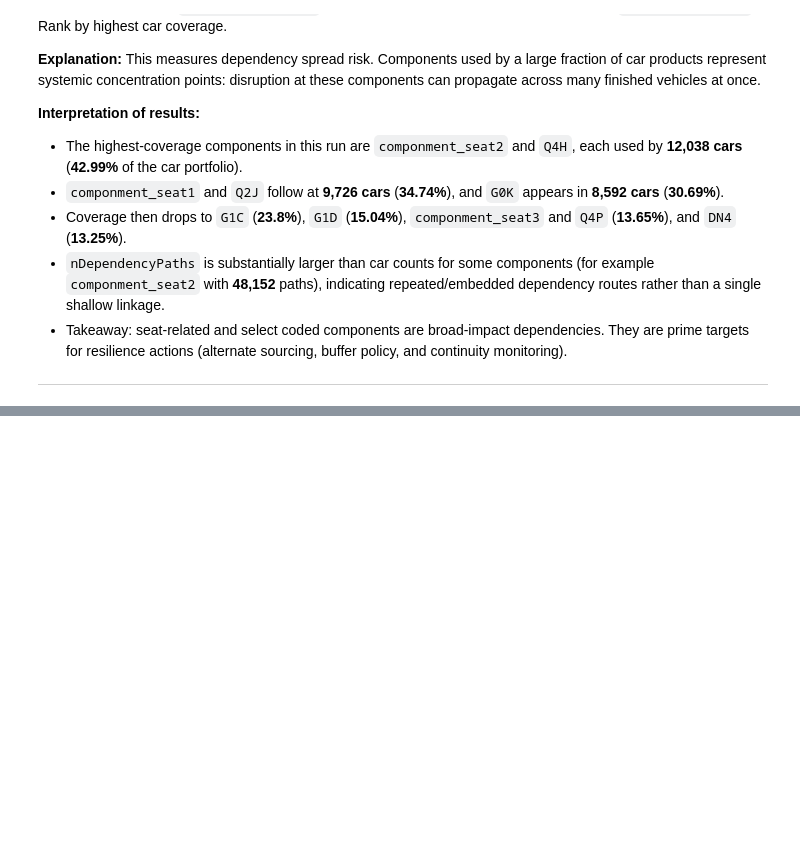
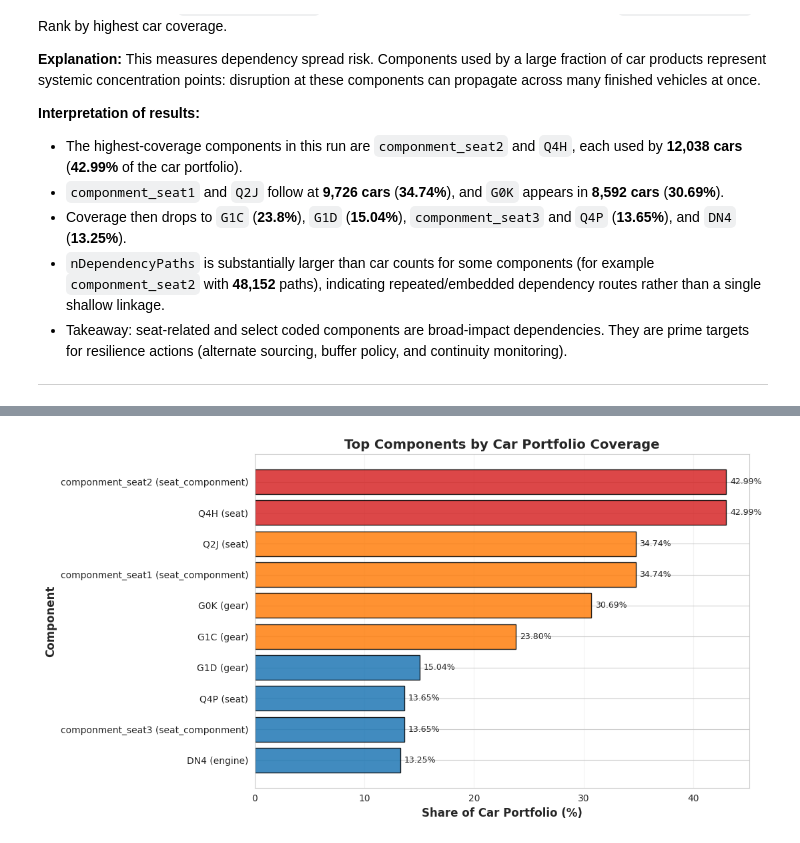
Before and after one commit to PeterMangoro/neo4j, a Jupyter notebook: finalProject/AutomotiveSupplyChain_Merged_Submission.ipynb, the cells around one changed output, grey strips where cells are left out. Saved outputs shown, nothing was run; the diff lists cells and outputs as text; code cells hidden in the pictures; blank space fills up the shorter version.

```diff
--- a/finalProject/AutomotiveSupplyChain_Merged_Submission.ipynb
+++ b/finalProject/AutomotiveSupplyChain_Merged_Submission.ipynb
@@ -1620,0 +1225,69 @@ display(product_pagerank)
+# %%
+eda_10_component_spread = """
+MATCH (car:Product)-[:BELONGS_TO]->(:ProductGroup {groupName:'car'})
+WITH collect(DISTINCT car) AS cars, count(DISTINCT car) AS totalCars
+UNWIND cars AS car
+MATCH p = (car)-[:REQUIRES*1..]->(comp:Product)
+WHERE comp <> car
+OPTIONAL MATCH (comp)-[:BELONGS_TO]->(cg:ProductGroup)
+WITH
+  comp,
+  cg,
+  totalCars,
+  collect(DISTINCT car) AS dependentCars,
+  count(DISTINCT p) AS nDependencyPaths
+RETURN
+  comp.productId AS componentId,
+  coalesce(cg.groupName, 'unassigned') AS componentGroup,
+  size(dependentCars) AS nCarProductsUsingComponent,
+  round(100.0 * size(dependentCars) / totalCars, 2) AS pctOfCarPortfolio,
+  nDependencyPaths
+ORDER BY nCarProductsUsingComponent DESC, nDependencyPaths DESC
+LIMIT 10
+"""
+
+eda10 = run_query(eda_10_component_spread)
+display(eda10)
+
+if not eda10.empty:
+    import matplotlib.pyplot as plt
+
+    eda10_plot = eda10.sort_values("pctOfCarPortfolio", ascending=True).copy()
+    eda10_plot["componentLabel"] = (
+        eda10_plot["componentId"] + " (" + eda10_plot["componentGroup"] + ")"
+    )
+
+    def risk_color(pct):
+        if pct > 35:
+            return "#d62728"  # red: high systemic coverage risk
+        if pct >= 20:
+            return "#ff7f0e"  # orange: medium risk
+        return "#1f77b4"      # blue: lower risk
+
+    colors = [risk_color(pct) for pct in eda10_plot["pctOfCarPortfolio"]]
+
+    plt.figure(figsize=(11, 6))
+    bars = plt.barh(
+        eda10_plot["componentLabel"],
+        eda10_plot["pctOfCarPortfolio"],
+        color=colors,
+        edgecolor="black",
+        alpha=0.85,
+    )
+
+    for bar, pct in zip(bars, eda10_plot["pctOfCarPortfolio"]):
+        plt.text(
+            bar.get_width() + 0.35,
+            bar.get_y() + bar.get_height() / 2,
+            f"{pct:.2f}%",
+            va="center",
+            fontsize=9,
+        )
+
+    plt.xlabel("Share of Car Portfolio (%)", fontsize=12, fontweight="bold")
+    plt.ylabel("Component", fontsize=12, fontweight="bold")
+    plt.title("Top Components by Car Portfolio Coverage", fontsize=14, fontweight="bold")
+    plt.grid(axis="x", alpha=0.25)
+    plt.tight_layout()
+    plt.show()
+# %% [output]
@@ -1620,0 +1305 @@ display(product_pagerank)
+[figure, added]
```
Also changed, not shown: parts of 58 cells of this notebook, 11 other files.
